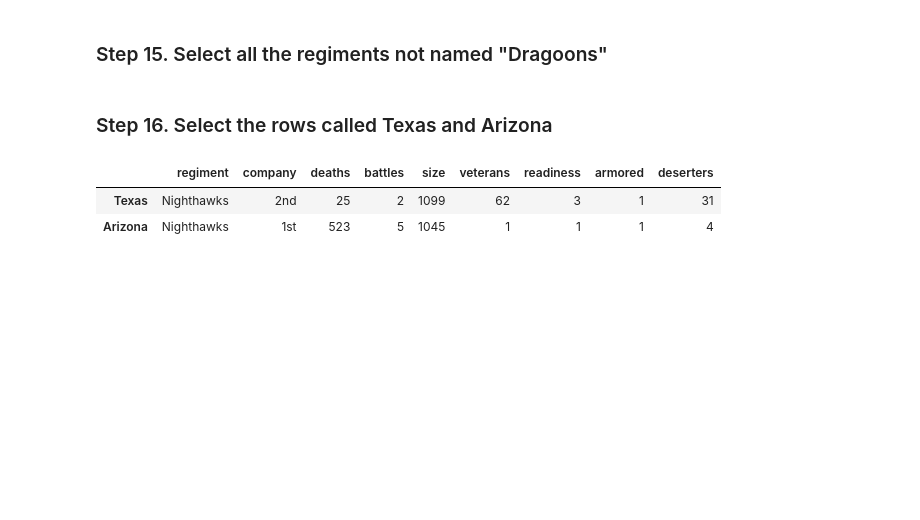
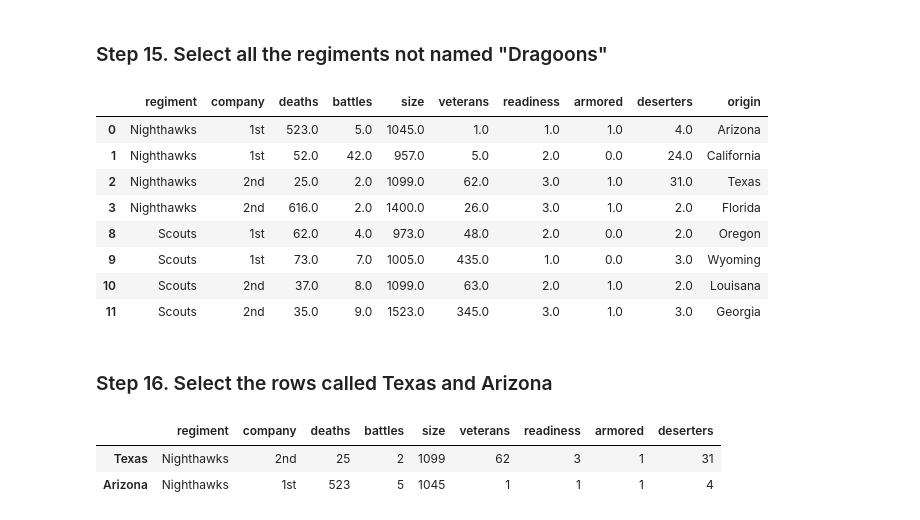
Before and after one commit to sir-harsha/pandas_exercises, a Jupyter notebook: 02_Filtering_&_Sorting/Fictional_Army/Exercise.ipynb, the cells around one changed output. Saved outputs shown, nothing was run; the diff lists cells and outputs as text; code cells hidden in the pictures; blank space fills up the shorter version.

Commit message:
army_filt&sort_c2

```diff
--- a/02_Filtering_&_Sorting/Fictional_Army/Exercise.ipynb
+++ b/02_Filtering_&_Sorting/Fictional_Army/Exercise.ipynb
@@ -192,5 +210,17 @@ dfdeath.dropna()
 # %% [markdown]
 ### Step 15. Select all the regiments not named "Dragoons"
+# %%
+army.where(army['regiment'] != 'Dragoons').dropna()
+# %% [output]
+|  | regiment | company | deaths | battles | size | veterans | readiness | armored | deserters | origin |
+| 0 | Nighthawks | 1st | 523.0 | 5.0 | 1045.0 | 1.0 | 1.0 | 1.0 | 4.0 | Arizona |
+| 1 | Nighthawks | 1st | 52.0 | 42.0 | 957.0 | 5.0 | 2.0 | 0.0 | 24.0 | California |
+| 2 | Nighthawks | 2nd | 25.0 | 2.0 | 1099.0 | 62.0 | 3.0 | 1.0 | 31.0 | Texas |
+| 3 | Nighthawks | 2nd | 616.0 | 2.0 | 1400.0 | 26.0 | 3.0 | 1.0 | 2.0 | Florida |
+| 8 | Scouts | 1st | 62.0 | 4.0 | 973.0 | 48.0 | 2.0 | 0.0 | 2.0 | Oregon |
+| 9 | Scouts | 1st | 73.0 | 7.0 | 1005.0 | 435.0 | 1.0 | 0.0 | 3.0 | Wyoming |
+| 10 | Scouts | 2nd | 37.0 | 8.0 | 1099.0 | 63.0 | 2.0 | 1.0 | 2.0 | Louisana |
+| 11 | Scouts | 2nd | 35.0 | 9.0 | 1523.0 | 345.0 | 3.0 | 1.0 | 3.0 | Georgia |
 # %% [markdown]
 ### Step 16. Select the rows called Texas and Arizona
 # %%
```
Also changed, not shown: parts of 6 cells of this notebook.
